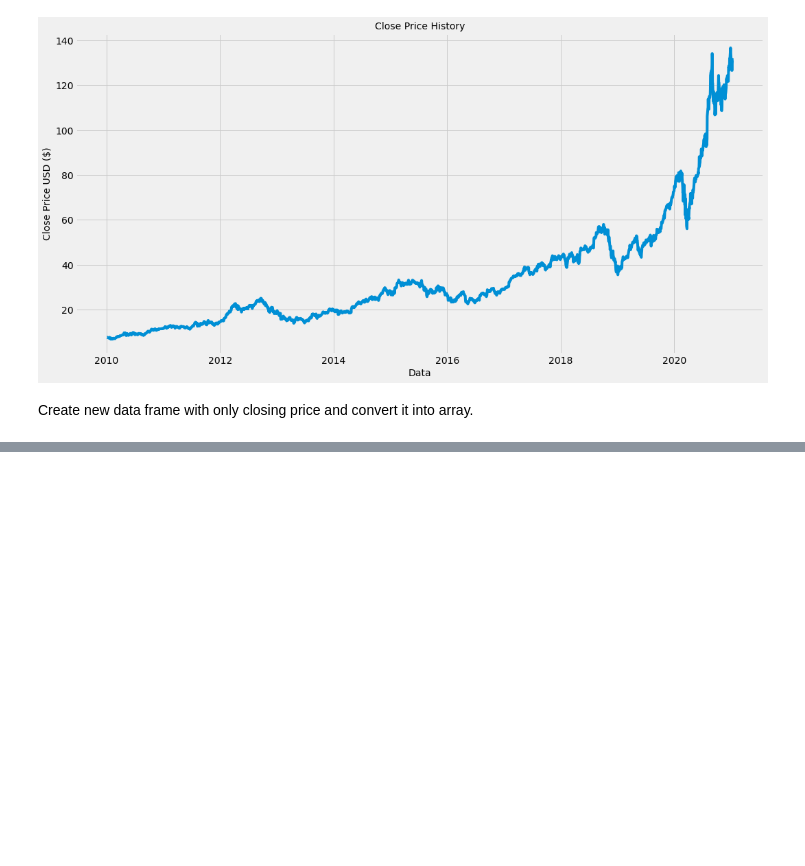
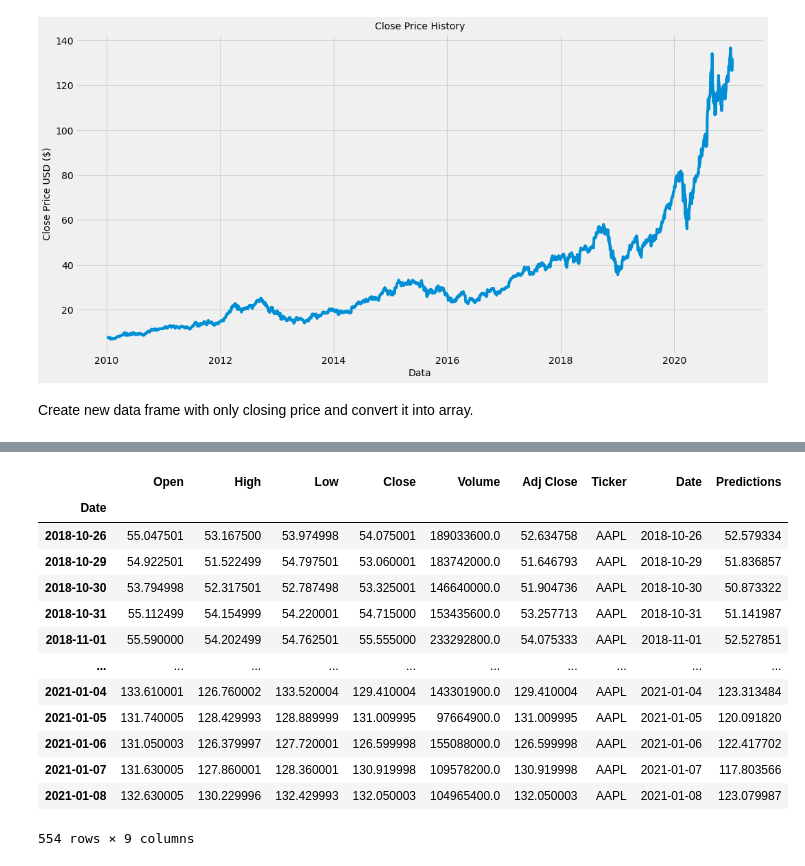
Before and after one commit to Qargo/Experimentation, a Jupyter notebook: StockPricePrediction_.ipynb, the cells around one changed output, grey strips where cells are left out. Saved outputs shown, nothing was run; the diff lists cells and outputs as text; code cells hidden in the pictures; blank space fills up the shorter version.

```diff
--- a/StockPricePrediction_.ipynb
+++ b/StockPricePrediction_.ipynb
@@ -120,0 +254,18 @@ Now lets create training datasetbased on the past 60 days closing price value th
+# %%
+# Show the valid and predictions
+valid
+# %% [output]
+|  | Open | High | Low | Close | Volume | Adj Close | Ticker | Date | Predictions |
+| Date |  |  |  |  |  |  |  |  |  |
+| 2018-10-26 | 55.047501 | 53.167500 | 53.974998 | 54.075001 | 189033600.0 | 52.634758 | AAPL | 2018-10-26 | 52.579334 |
+| 2018-10-29 | 54.922501 | 51.522499 | 54.797501 | 53.060001 | 183742000.0 | 51.646793 | AAPL | 2018-10-29 | 51.836857 |
+| 2018-10-30 | 53.794998 | 52.317501 | 52.787498 | 53.325001 | 146640000.0 | 51.904736 | AAPL | 2018-10-30 | 50.873322 |
+| 2018-10-31 | 55.112499 | 54.154999 | 54.220001 | 54.715000 | 153435600.0 | 53.257713 | AAPL | 2018-10-31 | 51.141987 |
+| 2018-11-01 | 55.590000 | 54.202499 | 54.762501 | 55.555000 | 233292800.0 | 54.075333 | AAPL | 2018-11-01 | 52.527851 |
+| ... | ... | ... | ... | ... | ... | ... | ... | ... | ... |
+| 2021-01-04 | 133.610001 | 126.760002 | 133.520004 | 129.410004 | 143301900.0 | 129.410004 | AAPL | 2021-01-04 | 123.313484 |
+| 2021-01-05 | 131.740005 | 128.429993 | 128.889999 | 131.009995 | 97664900.0 | 131.009995 | AAPL | 2021-01-05 | 120.091820 |
+| 2021-01-06 | 131.050003 | 126.379997 | 127.720001 | 126.599998 | 155088000.0 | 126.599998 | AAPL | 2021-01-06 | 122.417702 |
+| 2021-01-07 | 131.630005 | 127.860001 | 128.360001 | 130.919998 | 109578200.0 | 130.919998 | AAPL | 2021-01-07 | 117.803566 |
+| 2021-01-08 | 132.630005 | 130.229996 | 132.429993 | 132.050003 | 104965400.0 | 132.050003 | AAPL | 2021-01-08 | 123.079987 |
+554 rows × 9 columns
```
Also changed, not shown: parts of 19 cells of this notebook.
